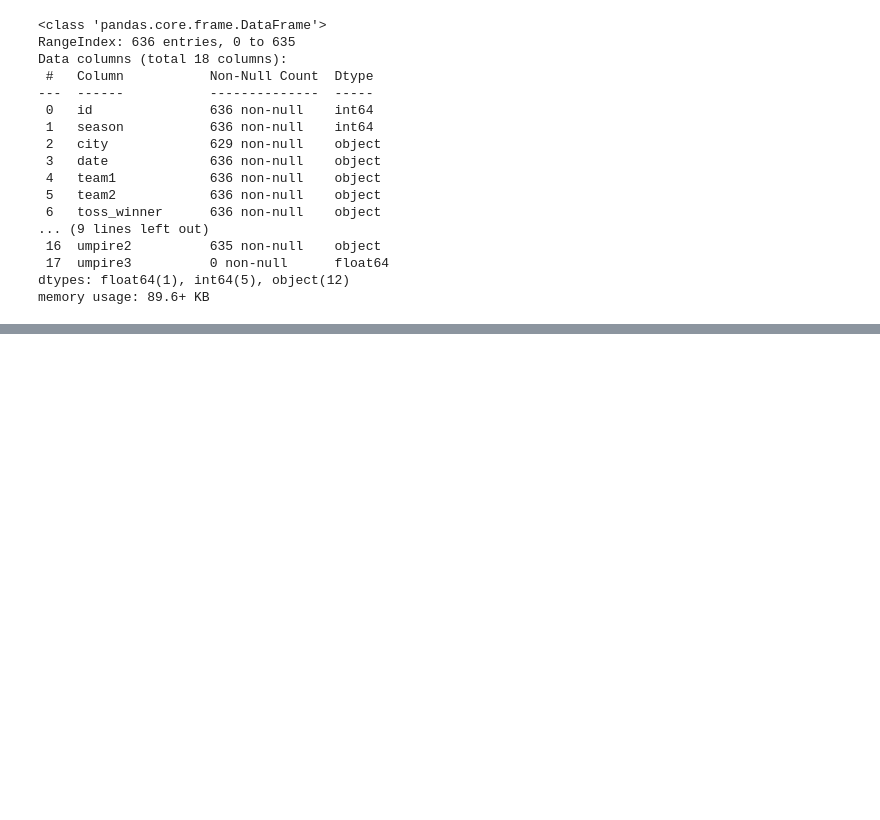
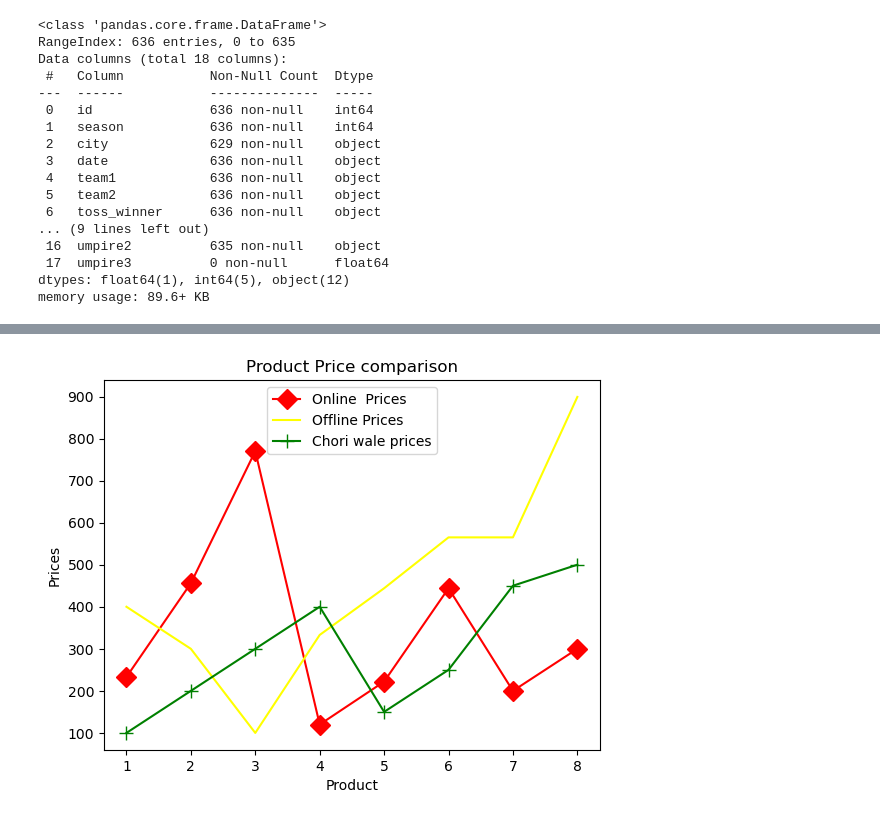
Before and after one commit to visyuvi/PreReqForDataScience, a Jupyter notebook: pandas/IPL anlysis.ipynb, the cells around one changed output, grey strips where cells are left out. Cells and saved outputs as stored; diff of their text form; code cells hidden in the pictures; blank space fills up the shorter version.

```diff
--- a/pandas/IPL anlysis.ipynb
+++ b/pandas/IPL anlysis.ipynb
@@ -854,0 +883,17 @@ df.fillna(method='ffill') #fill with previous value
+# %%
+product_id=[1,2,3,4,5,6,7,8]
+
+online_price=[233,456,770,120,222,444,200,300]
+offline_price=[400,300,100,333,444,565,565,899]
+chor_bazaar=[100,200,300,400,150,250,450,500]
+# %%
+plt.plot(product_id,online_price, color="red",marker='D',markersize=10,label="Online  Prices")
+plt.plot(product_id,offline_price,color="yellow",markersize=10, label="Offline Prices")
+plt.plot(product_id,chor_bazaar,color="green",marker='+',markersize=10, label="Chori wale prices")
+plt.xlabel("Product")
+plt.ylabel("Prices")
+plt.title("Product Price comparison")
+plt.legend()
+plt.show()
+# %% [output]
+[figure, added]
```
Also changed, not shown: parts of 24 cells of this notebook.
